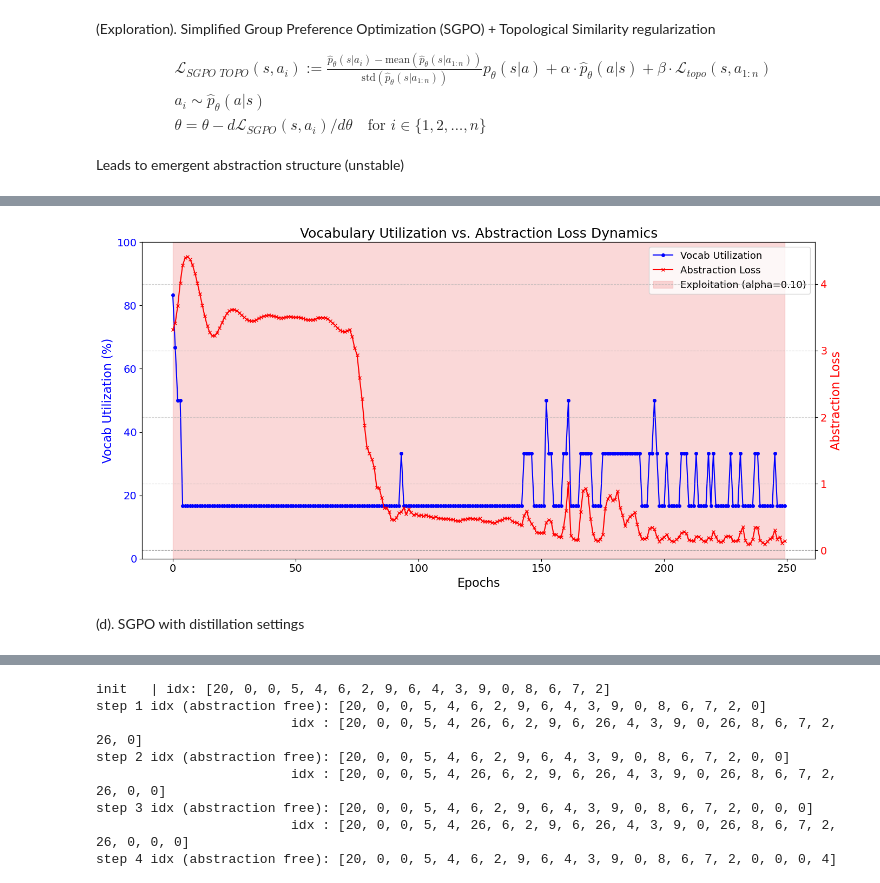
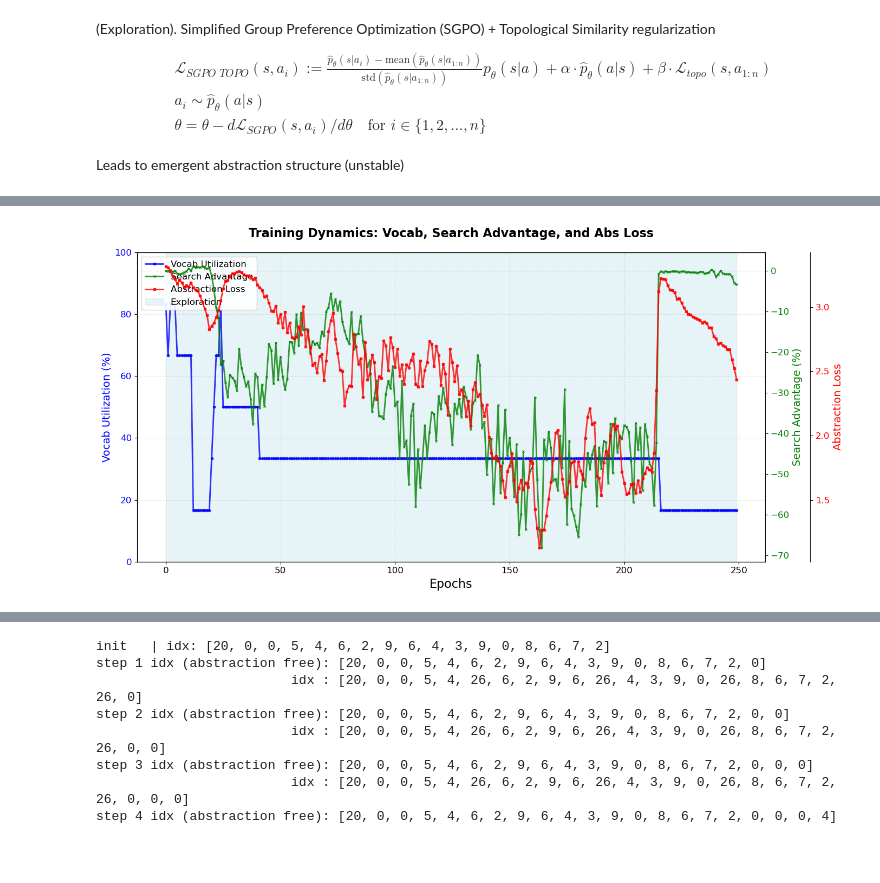
Before and after one commit to fangyuan-ksgk/mod_gpt, a Jupyter notebook: gat.ipynb, the cells around one changed output, grey strips where cells are left out. Saved outputs shown, nothing was run; the diff lists cells and outputs as text; code cells hidden in the pictures; blank space fills up the shorter version.

```diff
--- a/gat.ipynb
+++ b/gat.ipynb
@@ -46,13 +46,15 @@ memory_span = 2 * seq_len + 2
 attn_blocksize = 1792
 alpha_loss = 0.1
 alpha_topo = 10.0
-topo_mode = 3
+adv_mode = 0 # SGPO
+topo_mode = 2 # covariance target
+util_dist_mode = 1 # stop grad on worse rollout
 n = 2
 min_temperature = 0.0
 max_temperature = 5
 temperatures = torch.tensor([min_temperature, max_temperature], device=model.device)
-n_eval = 4
-temperatures_eval = torch.tensor([min_temperature, max_temperature, max_temperature, max_temperature], device=model.device)
+n_eval = 2
+temperatures_eval = torch.tensor([min_temperature, max_temperature], device=model.device)
 K = 4
 max_iterations = 2
 num_steps = 500
@@ -71,12 +73,13 @@ for step in range(num_steps):
     # --- mixture of SoRL selection & deep supervision (avg. loss per iteration) ---
     with torch.no_grad():
         search_tokens, search_ppt, search_adv, abs_dist = sorl_search_v4(tokens, model, n=n, K=K, max_iterations=max_iterations, memory_span=memory_span, attn_blocksize=attn_blocksize, temperature=temperatures,
-                                                               truncate_seq_len=False)
+                                                                         mode=adv_mode, truncate_seq_len=False)
     # --- compute loss ---
-    traj_loss, grpo_loss, topo_loss = compute_sgpo_loss_v2(search_tokens, search_adv, abs_dist, model, memory_span, attn_blocksize, topo_mode)
+    traj_loss, grpo_loss, topo_loss = compute_sgpo_loss_v2(search_tokens, search_adv, abs_dist, model, memory_span, attn_blocksize, topo_mode, util_dist_mode)
 
     # loss = gapt.step(traj_loss, alpha_loss * abs_loss, verbose=True)
     loss = traj_loss + alpha_loss * grpo_loss + alpha_topo * topo_loss
+    print("scaled topo loss: ", alpha_topo * topo_loss.item(), "traj loss: ", traj_loss.item())
 
     # --- optimize ---
     loss.backward()
@@ -84,7 +87,7 @@ for step in range(num_steps):
 
     if step % 2 == 0:
         with torch.no_grad():
-            temperatures_eval = torch.tensor([0.0, max_temperature, max_temperature, max_temperature], device=model.device)
+            temperatures_eval = torch.tensor([0.0, max_temperature], device=model.device)
             val_tokens, val_adv, traj_loss, abs_loss, topo_sim = sorl_evaluate_v2(tokens, model, n=n_eval, K=K, max_iterations=max_iterations, memory_span=memory_span, attn_blocksize=attn_blocksize, temperature=temperatures_eval,
                                                                      truncate_seq_len=False)
             traj_loss, abs_loss = compute_loss(val_tokens, model, memory_span=memory_span, attn_blocksize=attn_blocksize)
@@ -146,8 +157,6 @@ tensor(0.3491)
 # %%
-from sorl.stat import *
-plot_vocab_abs_dynamics(record)
+from sorl.stat import plot_training_metrics_combined
+
 plot_training_metrics_combined(record)
 # %% [output]
-[figure, old version]
+[figure, new version]
-# %% [markdown]
-(d). SGPO with distillation settings
```
Also changed, not shown: parts of 15 cells of this notebook, 8 other files.
